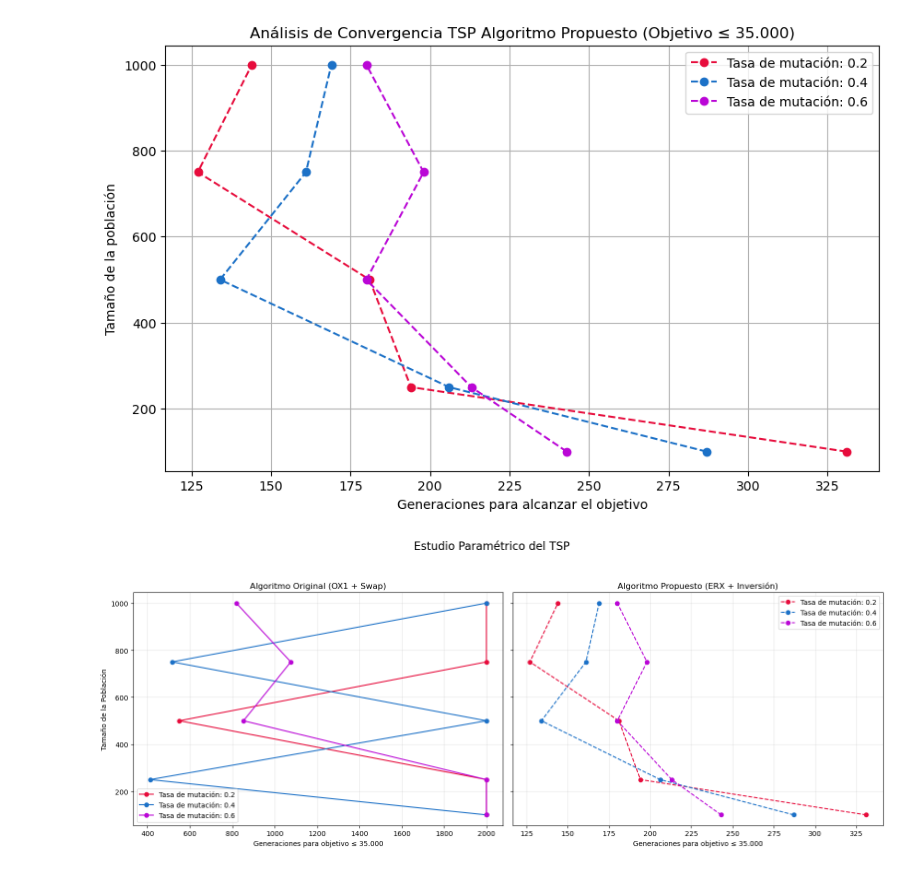
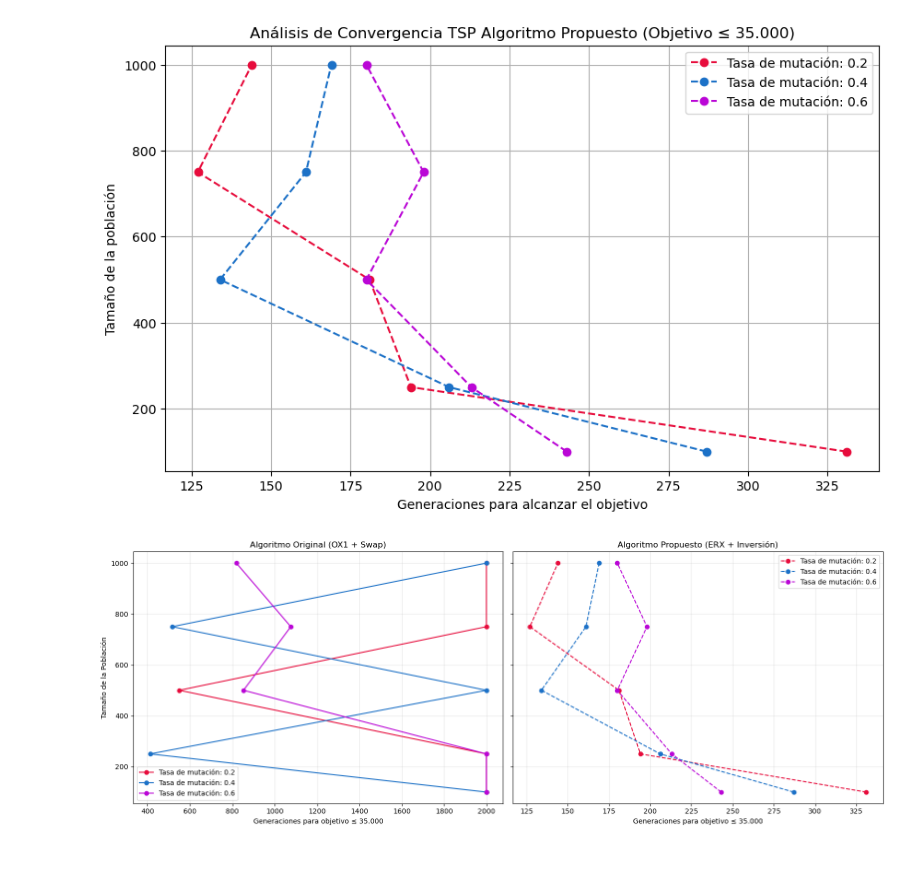
Before and after one commit to javierruanohdez/tsp-genetic-algorithm, a Jupyter notebook: TSP.ipynb, the cells around one changed output. Drawn from its saved outputs; the diff is of its cells as text; code cells hidden in the pictures.

```diff
--- a/TSP.ipynb
+++ b/TSP.ipynb
@@ -181,26 +183,26 @@ plt.show()
 # %%
 fig, (ax1, ax2) = plt.subplots(1, 2, figsize=(16, 6), sharey=True)
 
 for i, mutation_rate in enumerate(mutation_rates):
     ax1.plot(results_original_algorithm[mutation_rate], population_sizes, marker='o', linestyle='-', color = colors[i], label=f'Tasa de mutación: {mutation_rate}')
 
 ax1.set_xlabel('Generaciones para objetivo ≤ 35.000')
 ax1.set_ylabel('Tamaño de la Población')
 ax1.set_title('Algoritmo Original (OX1 + Swap)')
 ax1.legend()
 ax1.grid(True, alpha=0.3)
 
 for i, mutation_rate in enumerate(mutation_rates):
     ax2.plot(results_proposed_algorithm[mutation_rate], population_sizes, marker='o', linestyle='--', color = colors[i], label=f'Tasa de mutación: {mutation_rate}')
 
 ax2.set_xlabel('Generaciones para objetivo ≤ 35.000')
 ax2.set_title('Algoritmo Propuesto (ERX + Inversión)')
 ax2.legend()
 ax2.grid(True, alpha=0.3)
 
-plt.suptitle('Estudio Paramétrico del TSP', fontsize=16, y=1.05)
 plt.tight_layout()
 plt.savefig('results/proposed_vs_original_algorithm_tsp_convergence.png', dpi=300, bbox_inches='tight', facecolor='white', transparent=False)
+plt.savefig('results/proposed_vs_original_algorithm_tsp_convergence.svg', format='svg', bbox_inches='tight', facecolor='white')
 plt.show()
 # %% [output]
-[figure, old version]
+[figure, new version]
```
Also changed, not shown: parts of 2 cells of this notebook.
